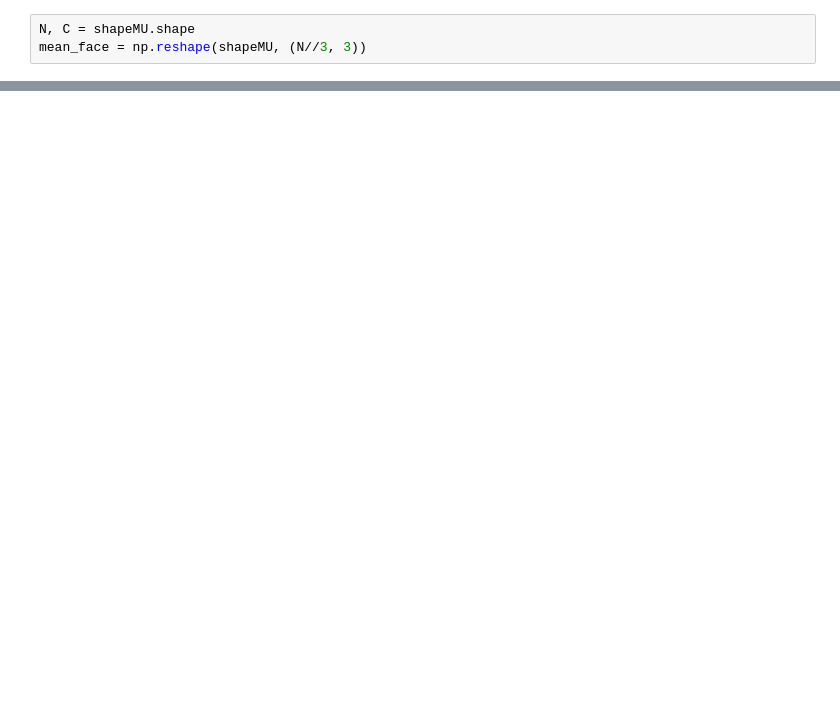
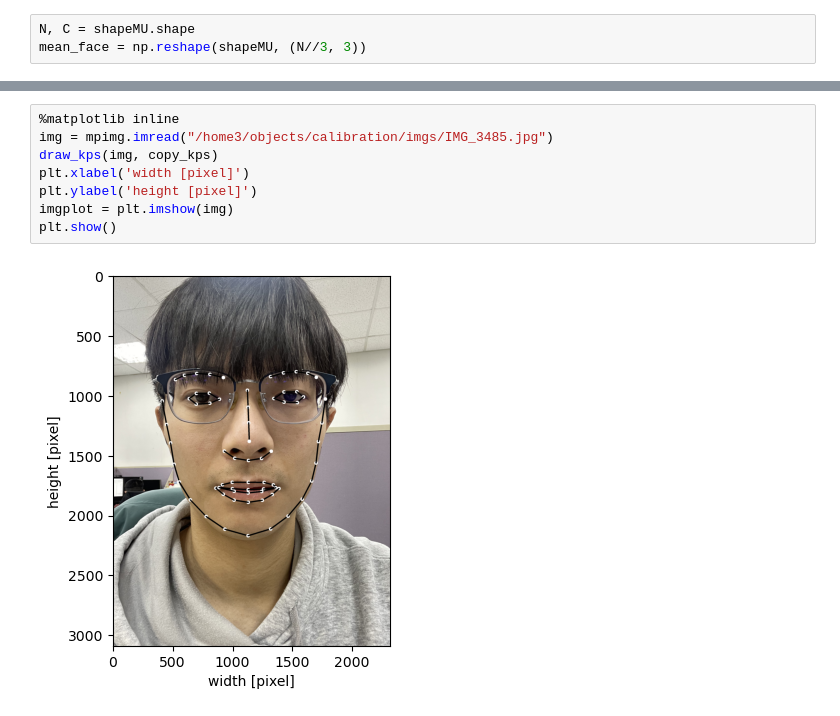
Before and after one commit to a0910257137/behaviornet, a Jupyter notebook: analyzer/head.ipynb, the cells around one changed output, grey strips where cells are left out. Saved outputs shown, nothing was run; the diff lists cells and outputs as text; blank space fills up the shorter version.

```diff
--- a/analyzer/head.ipynb
+++ b/analyzer/head.ipynb
@@ -36,0 +132,10 @@ ax.FontSize = 20
+# %%
+%matplotlib inline
+img = mpimg.imread("/home3/objects/calibration/imgs/IMG_3485.jpg")
+draw_kps(img, copy_kps)
+plt.xlabel('width [pixel]')
+plt.ylabel('height [pixel]')
+imgplot = plt.imshow(img)
+plt.show()
+# %% [output]
+[figure, added]
```
Also changed, not shown: parts of 19 cells of this notebook, 50 other files.
